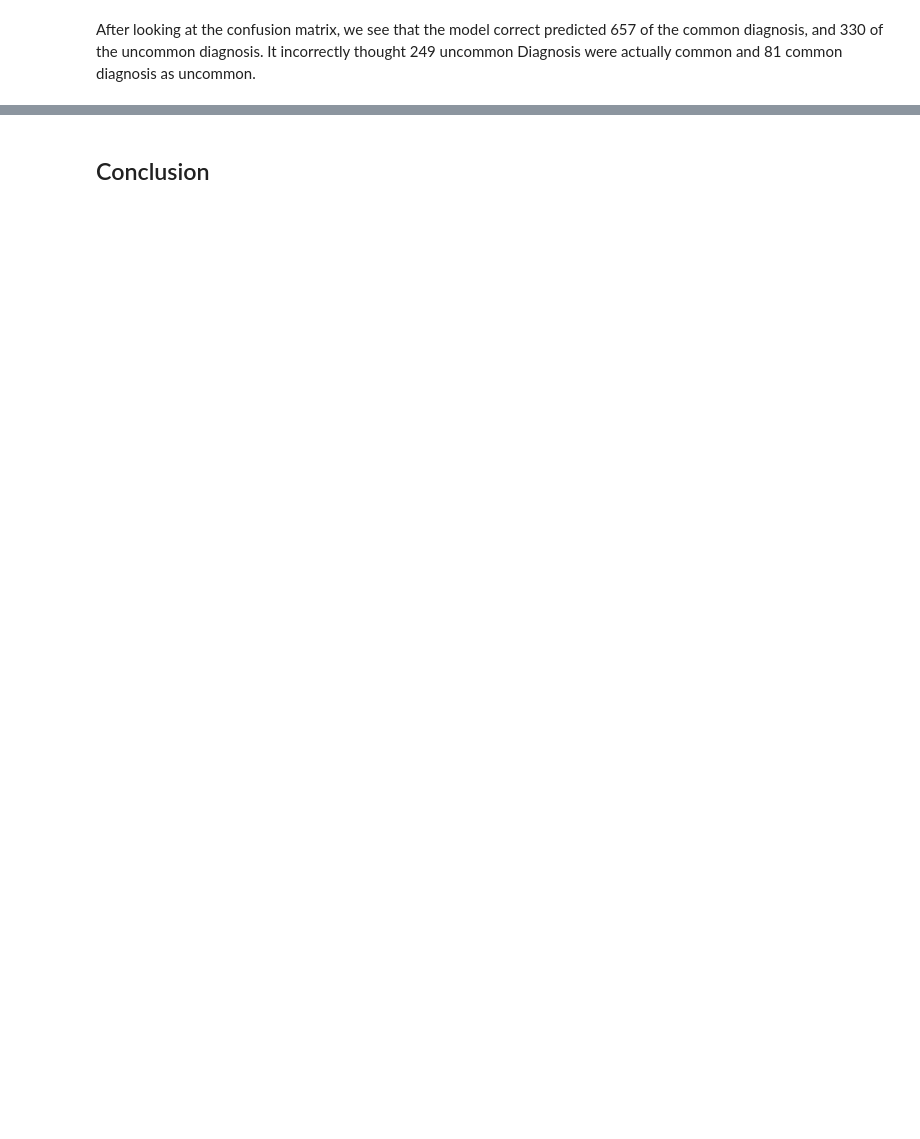
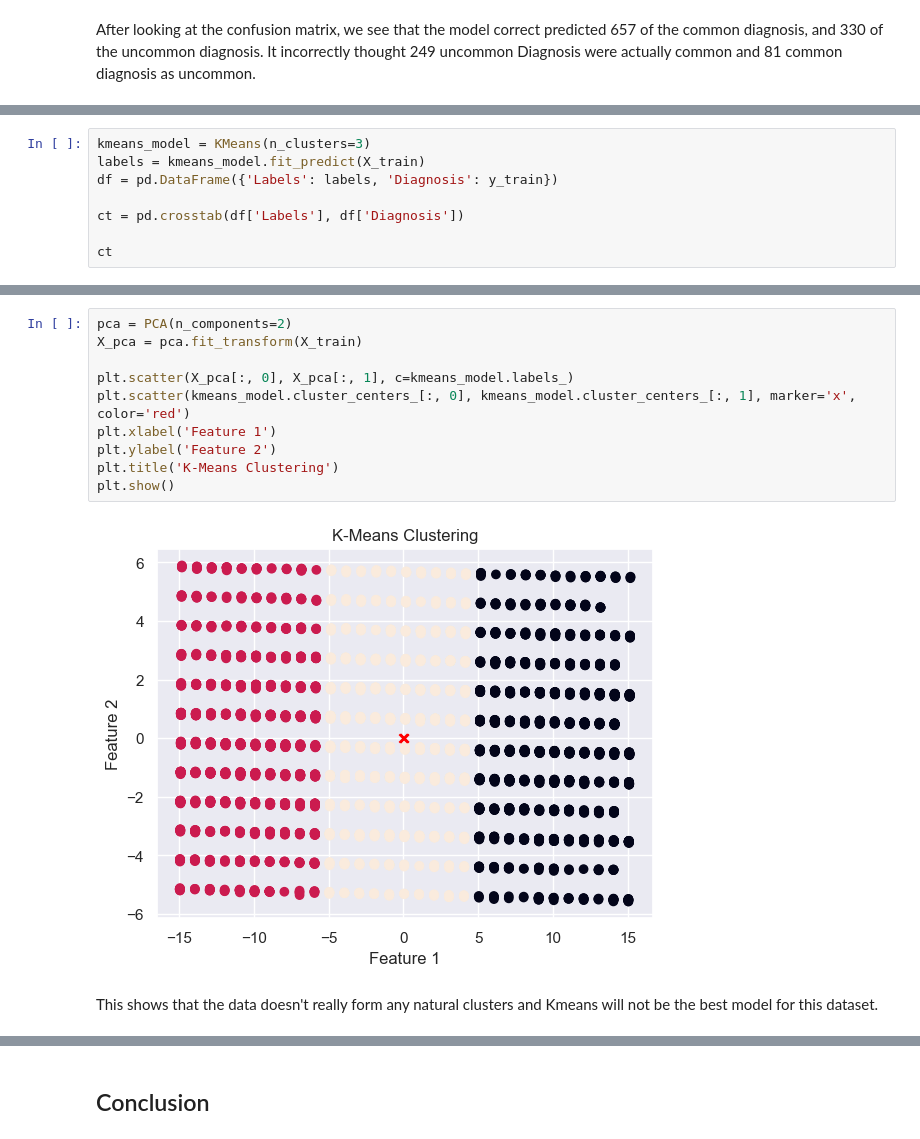
Before and after one commit to mcoulombe021/Springboard, a Jupyter notebook: Capstone 2/Capstone 2 - Modeling.ipynb, the cells around one changed output, grey strips where cells are left out. Drawn from its saved outputs; the diff is of its cells as text; blank space fills up the shorter version.

```diff
--- a/Capstone 2/Capstone 2 - Modeling.ipynb
+++ b/Capstone 2/Capstone 2 - Modeling.ipynb
@@ -256,0 +341,8 @@ After looking at the confusion matrix, we see that the model correct predicted 6
+# %%
+kmeans_model = KMeans(n_clusters=3)
+labels = kmeans_model.fit_predict(X_train)
+df = pd.DataFrame({'Labels': labels, 'Diagnosis': y_train})
+
+ct = pd.crosstab(df['Labels'], df['Diagnosis'])
+
+ct
@@ -256,0 +355,14 @@ After looking at the confusion matrix, we see that the model correct predicted 6
+# %%
+pca = PCA(n_components=2)
+X_pca = pca.fit_transform(X_train)
+
+plt.scatter(X_pca[:, 0], X_pca[:, 1], c=kmeans_model.labels_)
+plt.scatter(kmeans_model.cluster_centers_[:, 0], kmeans_model.cluster_centers_[:, 1], marker='x', color='red')
+plt.xlabel('Feature 1')
+plt.ylabel('Feature 2')
+plt.title('K-Means Clustering')
+plt.show()
+# %% [output]
+[figure, added]
+# %% [markdown]
+This shows that the data doesn't really form any natural clusters and Kmeans will not be the best model for this dataset.
```
Also changed, not shown: parts of 17 cells of this notebook.
